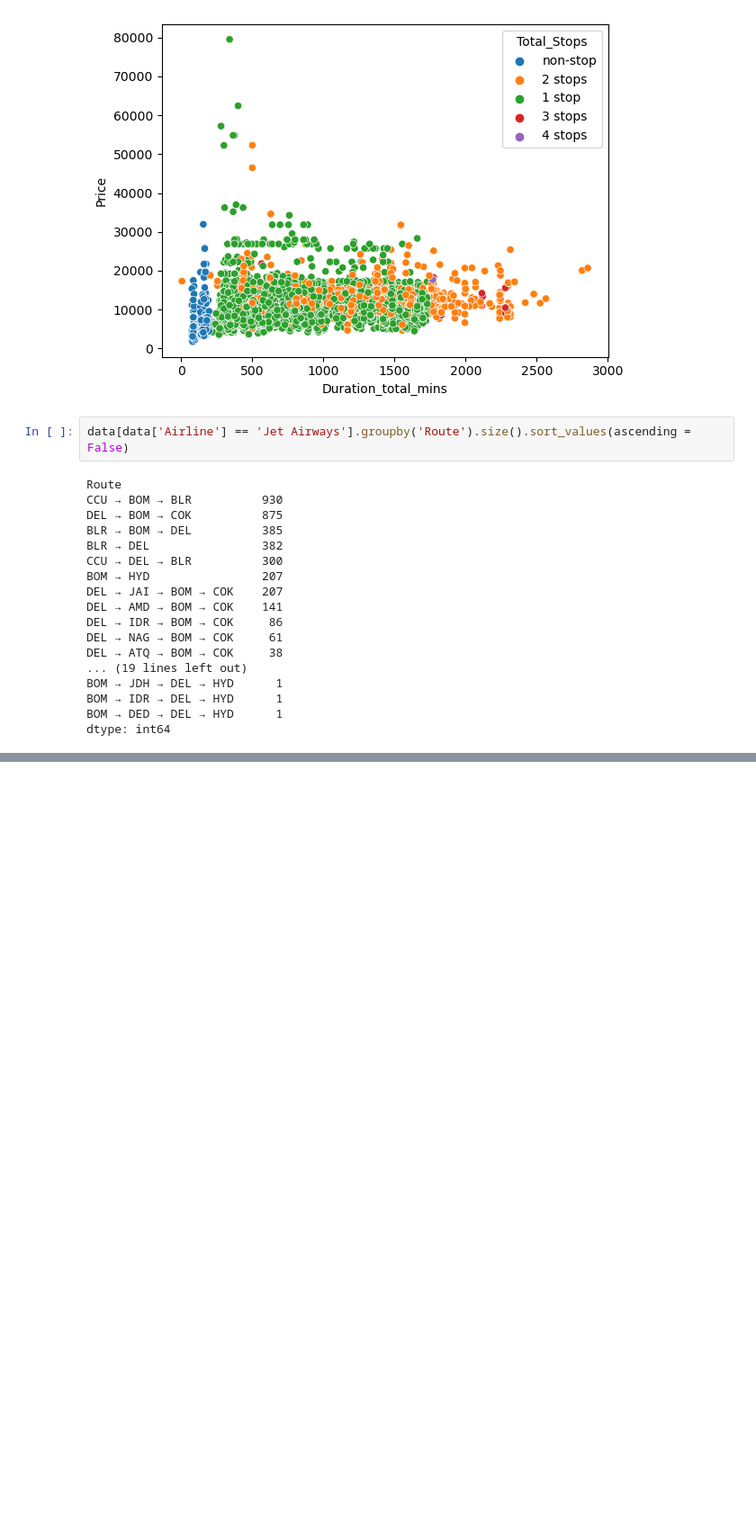
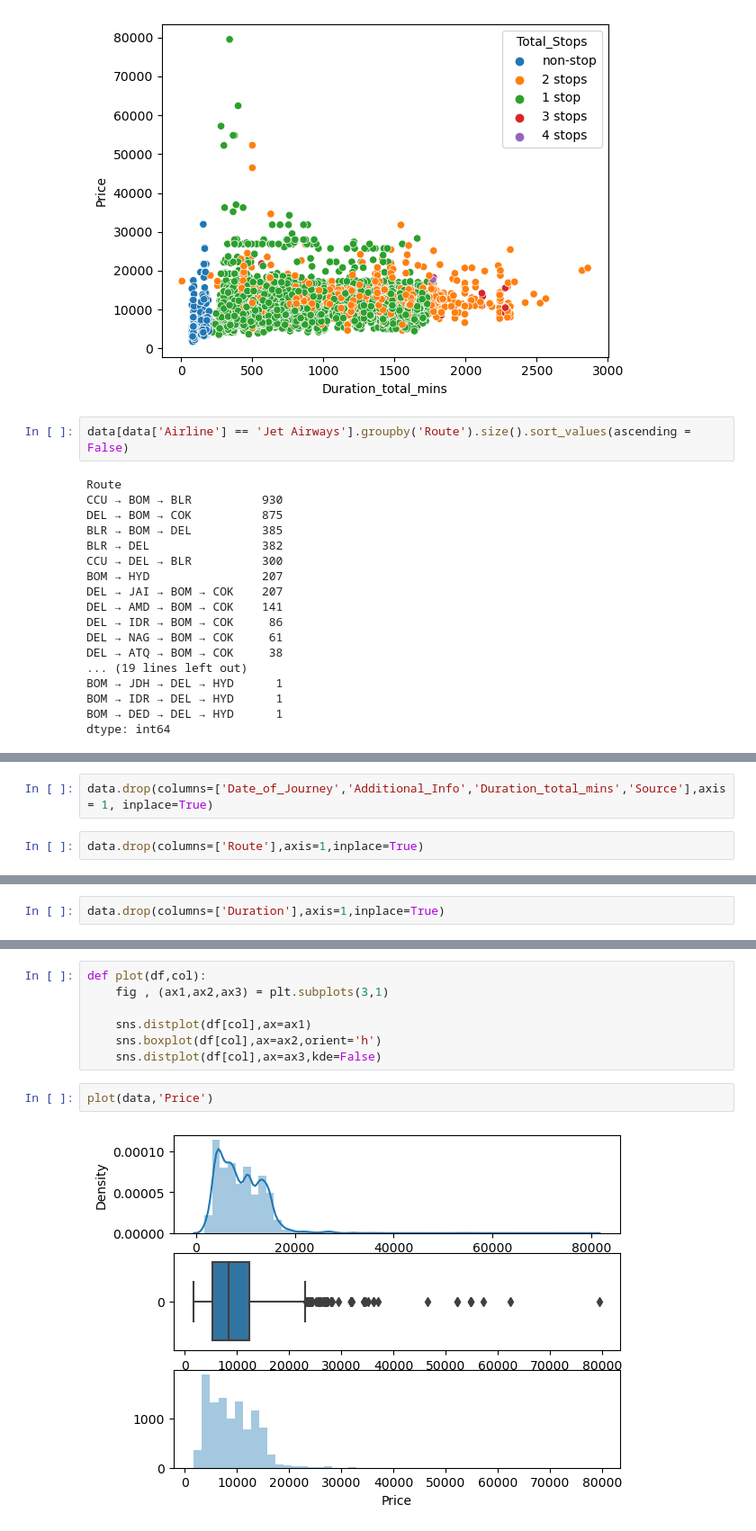
Before and after one commit to harshgadhiya8/Predict-Fare-of-Airline-tickets-using-Machine-Learning, a Jupyter notebook: Flight Fare Prediction.ipynb, the cells around one changed output, grey strips where cells are left out. Shown at 90% size. Cells and saved outputs as stored; diff of their text form; blank space fills up the shorter version.

```diff
--- a/Flight Fare Prediction.ipynb
+++ b/Flight Fare Prediction.ipynb
@@ -310,0 +463,4 @@ dtype: int64
+# %%
+data.drop(columns=['Date_of_Journey','Additional_Info','Duration_total_mins','Source'],axis = 1, inplace=True)
+# %%
+data.drop(columns=['Route'],axis=1,inplace=True)
@@ -310,0 +476,2 @@ dtype: int64
+# %%
+data.drop(columns=['Duration'],axis=1,inplace=True)
@@ -310,0 +487,11 @@ dtype: int64
+# %%
+def plot(df,col):
+    fig , (ax1,ax2,ax3) = plt.subplots(3,1)
+
+    sns.distplot(df[col],ax=ax1)
+    sns.boxplot(df[col],ax=ax2,orient='h')
+    sns.distplot(df[col],ax=ax3,kde=False)
+# %%
+plot(data,'Price')
+# %% [output]
+[figure, added]
```
Also changed, not shown: parts of 70 cells of this notebook.
